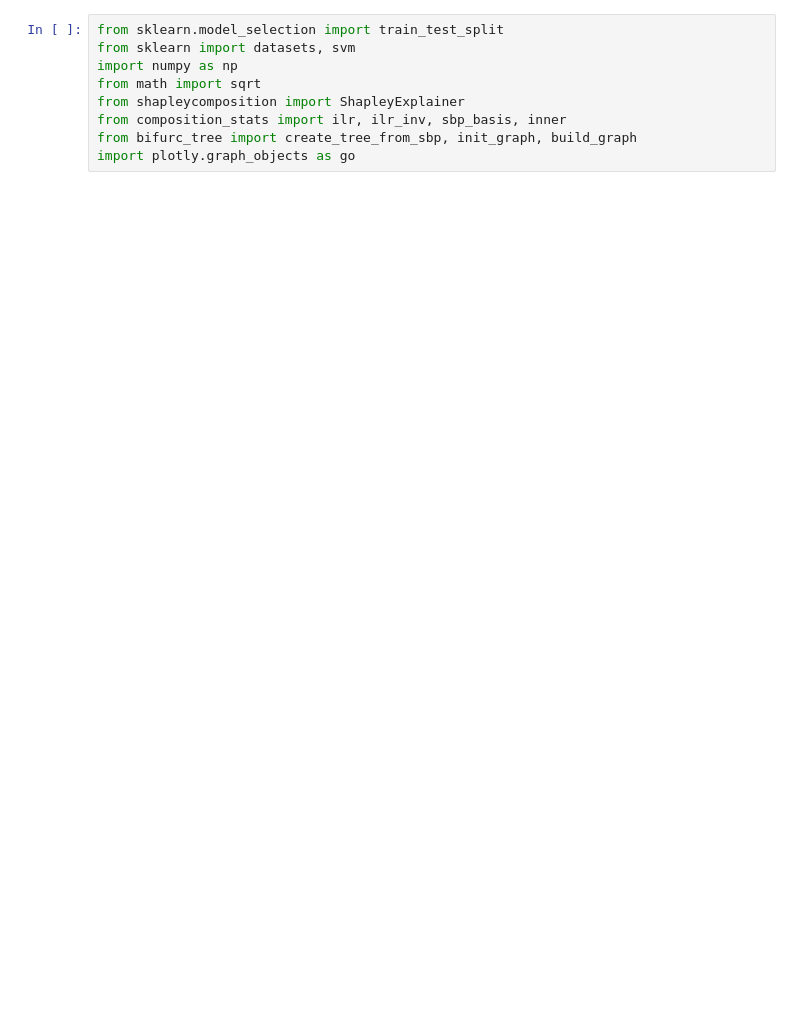
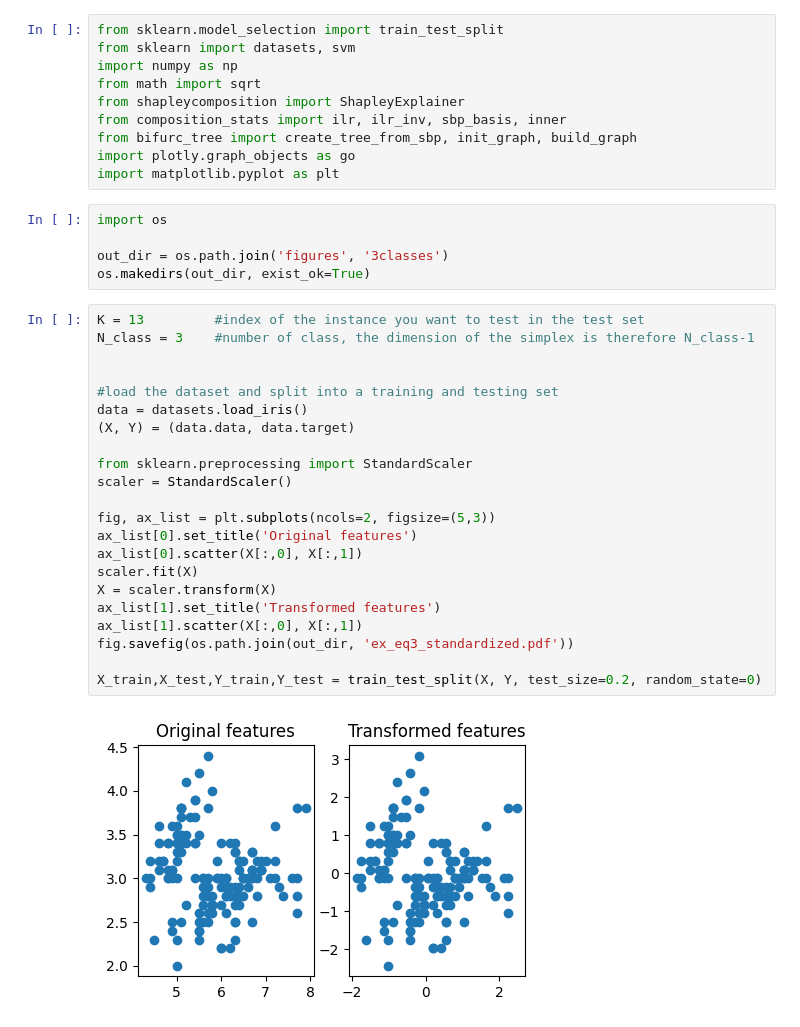
Before and after one commit to shapley-composition/ecai-2024-code-and-exp, a Jupyter notebook: 3classes_example.ipynb, the cells around one changed output. Cells and saved outputs as stored; diff of their text form; blank space fills up the shorter version.

```diff
--- a/3classes_example.ipynb
+++ b/3classes_example.ipynb
@@ -7,3 +7,33 @@ from shapleycomposition import ShapleyExplainer
 from composition_stats import ilr, ilr_inv, sbp_basis, inner
 from bifurc_tree import create_tree_from_sbp, init_graph, build_graph
 import plotly.graph_objects as go
+import matplotlib.pyplot as plt
+# %%
+import os
+
+out_dir = os.path.join('figures', '3classes')
+os.makedirs(out_dir, exist_ok=True)
+# %%
+K = 13         #index of the instance you want to test in the test set
+N_class = 3    #number of class, the dimension of the simplex is therefore N_class-1
+
+
+#load the dataset and split into a training and testing set
+data = datasets.load_iris()
+(X, Y) = (data.data, data.target)
+
+from sklearn.preprocessing import StandardScaler
+scaler = StandardScaler()
+
+fig, ax_list = plt.subplots(ncols=2, figsize=(5,3))
+ax_list[0].set_title('Original features')
+ax_list[0].scatter(X[:,0], X[:,1])
+scaler.fit(X)
+X = scaler.transform(X)
+ax_list[1].set_title('Transformed features')
+ax_list[1].scatter(X[:,0], X[:,1])
+fig.savefig(os.path.join(out_dir, 'ex_eq3_standardized.pdf'))
+
+X_train,X_test,Y_train,Y_test = train_test_split(X, Y, test_size=0.2, random_state=0)
+# %% [output]
+[figure, added]
```
Also changed, not shown: parts of 5 cells of this notebook.
